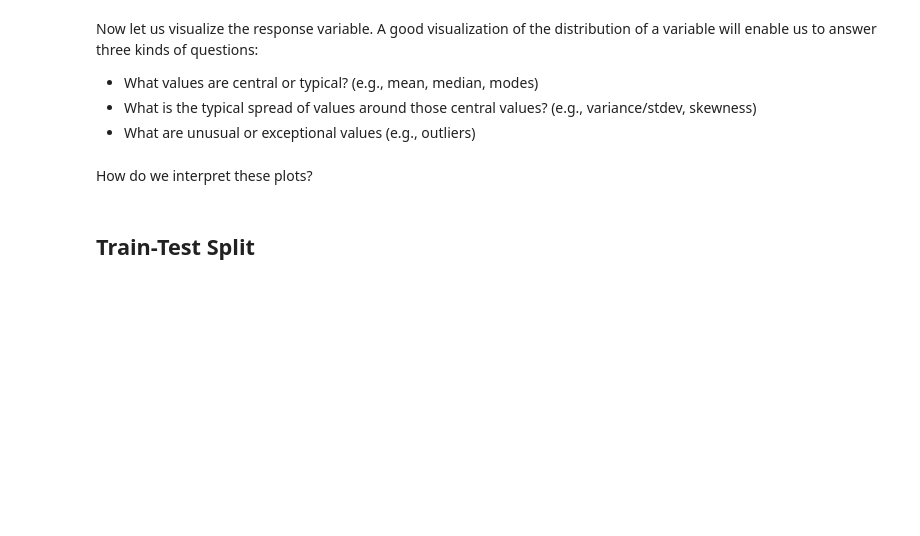
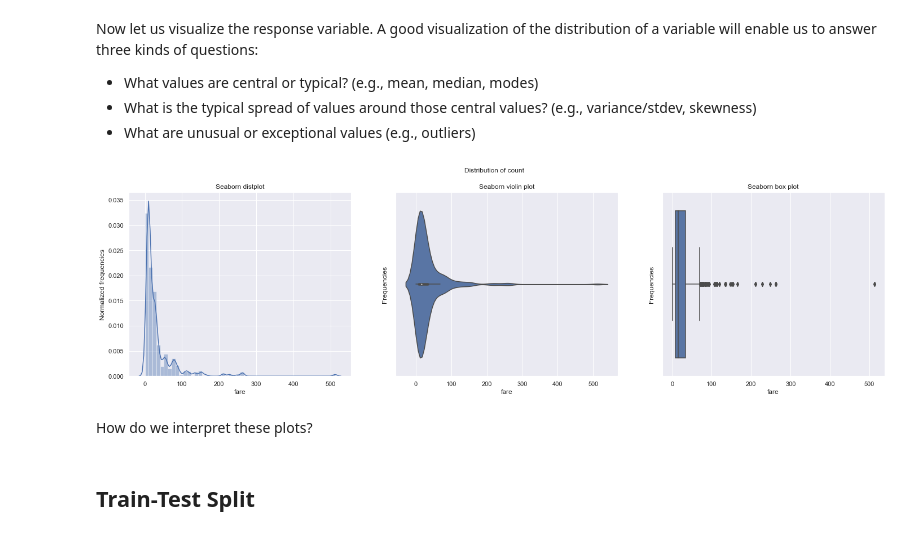
Before and after one commit to lingcog/2019-CS109A, a Jupyter notebook: content/sections/section3/notebook/cs109a_section_3.ipynb, the cells around one changed output. Saved outputs shown, nothing was run; the diff lists cells and outputs as text; code cells hidden in the pictures; blank space fills up the shorter version.

```diff
--- a/content/sections/section3/notebook/cs109a_section_3.ipynb
+++ b/content/sections/section3/notebook/cs109a_section_3.ipynb
@@ -78,3 +116,5 @@ titanic.info()
 ## your code here
 # %%
 # %load 'solutions/sol2.py'
+titanic = titanic.dropna(axis=0)
+titanic.info()
@@ -85,21 +137,24 @@ Now let us visualize the response variable. A good visualization of the distribu
 - What is the typical spread of values around those central values? (e.g., variance/stdev, skewness)
 - What are unusual or exceptional values (e.g., outliers)
 # %%
-fig, ax = plt.subplots(nrows=1, ncols=3, figsize=(24, 6))
+fig, ax = plt.subplots(1, 3, figsize=(24, 6))
 ax = ax.ravel()
 
 sns.distplot(titanic['fare'], ax=ax[0])
+# use seaborn to draw distributions
 ax[0].set_title('Seaborn distplot')
 ax[0].set_ylabel('Normalized frequencies')
 
 sns.violinplot(x='fare', data=titanic, ax=ax[1])
 ax[1].set_title('Seaborn violin plot')
 ax[1].set_ylabel('Frequencies')
 
 sns.boxplot(x='fare', data=titanic, ax=ax[2])
 ax[2].set_title('Seaborn box plot')
 ax[2].set_ylabel('Frequencies')
 fig.suptitle('Distribution of count');
+# %% [output]
+[figure, added]
 # %% [markdown]
 How do we interpret these plots?
 # %% [markdown]
```
Also changed, not shown: parts of 22 cells of this notebook, 3 other files.
